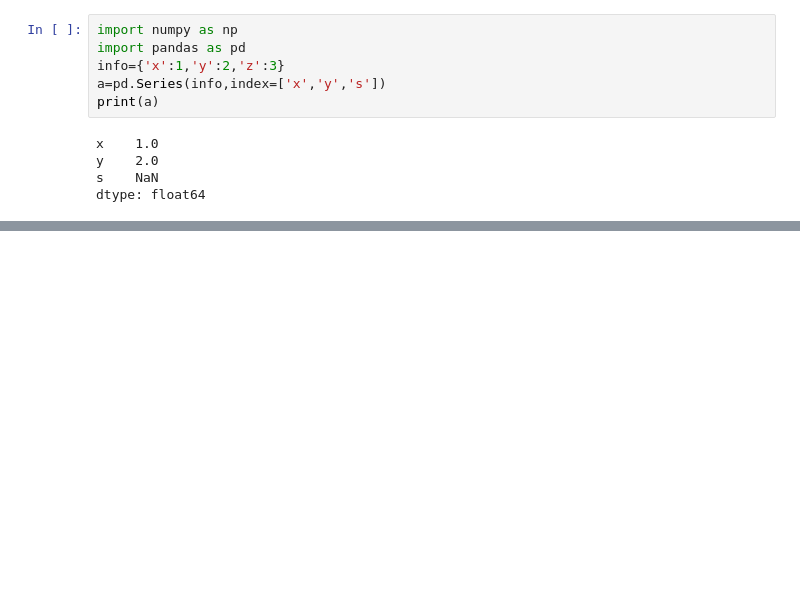
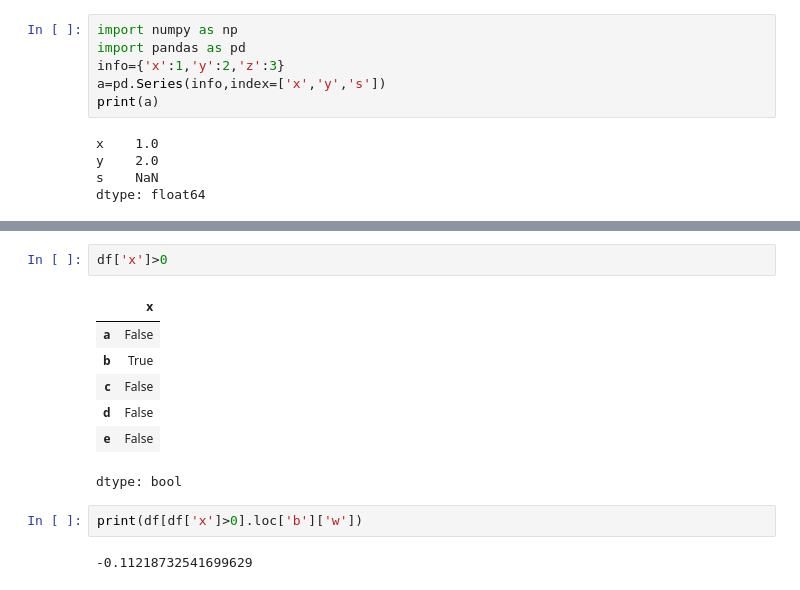
Before and after one commit to JatindraPatel/Learning-Pandas, a Jupyter notebook: Pandas.ipynb, the cells around one changed output, grey strips where cells are left out. Cells and saved outputs as stored; diff of their text form; blank space fills up the shorter version.

```diff
--- a/Pandas.ipynb
+++ b/Pandas.ipynb
@@ -325,0 +639,14 @@ dtype: float64
+# %%
+df['x']>0
+# %% [output]
+|  | x |
+| a | False |
+| b | True |
+| c | False |
+| d | False |
+| e | False |
+dtype: bool
+# %%
+print(df[df['x']>0].loc['b']['w'])
+# %% [output]
+-0.11218732541699629
```
Also changed, not shown: parts of 40 cells of this notebook.
